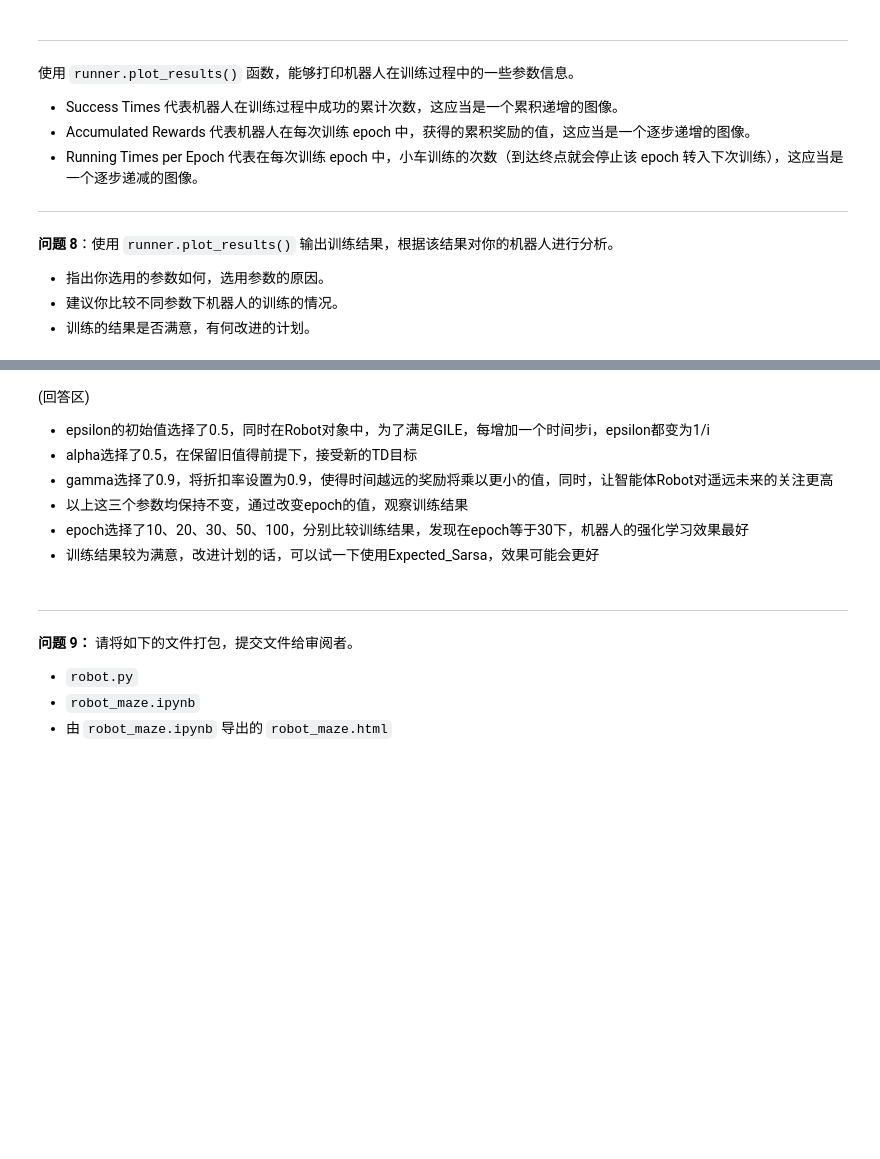
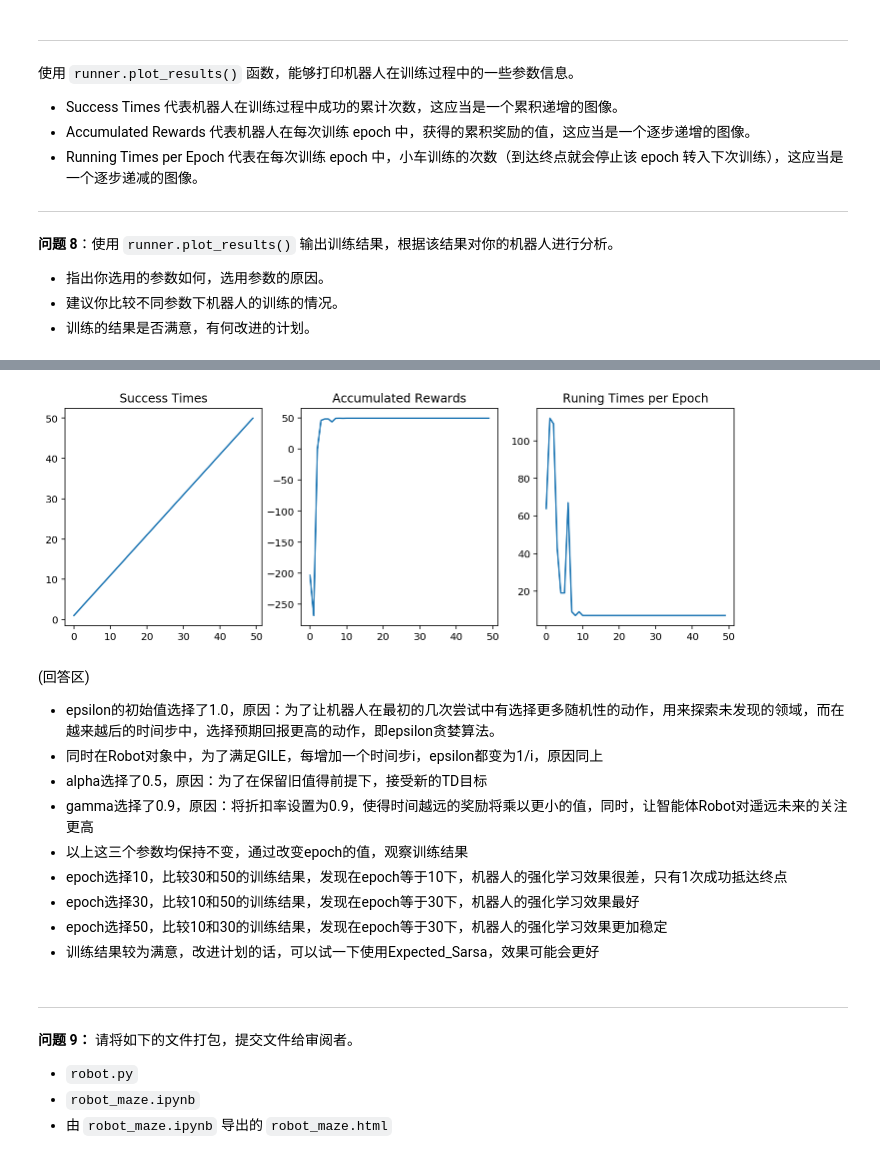
Before and after one commit to shenzuoxin1990/Udacit_MLND_P5_robot_maze, a Jupyter notebook: robot_maze.ipynb, the cells around one changed output, grey strips where cells are left out. Saved outputs shown, nothing was run; the diff lists cells and outputs as text; code cells hidden in the pictures; blank space fills up the shorter version.

```diff
--- a/robot_maze.ipynb
+++ b/robot_maze.ipynb
@@ -282,10 +302,33 @@ runner.plot_results()
+# %%
+epoch = 50
+
+epsilon0 = 1.0
+alpha = 0.5
+gamma = 0.9
+
+maze_size = (6,6)
+trap_number = 1
+
+g = Maze(maze_size=maze_size,trap_number=trap_number)
+r = Robot(g,alpha=alpha, epsilon0=epsilon0, gamma=gamma)
+r.set_status(learning=True)
+
+runner = Runner(r, g)
+runner.run_training(epoch, display_direction=True)
+
+runner.plot_results()
+# %% [output]
+[figure, added]
 # %% [markdown]
 (回答区)
-*  epsilon的初始值选择了0.5，同时在Robot对象中，为了满足GILE，每增加一个时间步i，epsilon都变为1/i
-*  alpha选择了0.5，在保留旧值得前提下，接受新的TD目标
-*  gamma选择了0.9，将折扣率设置为0.9，使得时间越远的奖励将乘以更小的值，同时，让智能体Robot对遥远未来的关注更高
+*  epsilon的初始值选择了1.0，原因：为了让机器人在最初的几次尝试中有选择更多随机性的动作，用来探索未发现的领域，而在越来越后的时间步中，选择预期回报更高的动作，即epsilon贪婪算法。
+*  同时在Robot对象中，为了满足GILE，每增加一个时间步i，epsilon都变为1/i，原因同上
+*  alpha选择了0.5，原因：为了在保留旧值得前提下，接受新的TD目标
+*  gamma选择了0.9，原因：将折扣率设置为0.9，使得时间越远的奖励将乘以更小的值，同时，让智能体Robot对遥远未来的关注更高
 *  以上这三个参数均保持不变，通过改变epoch的值，观察训练结果
-*  epoch选择了10、20、30、50、100，分别比较训练结果，发现在epoch等于30下，机器人的强化学习效果最好
+*  epoch选择10，比较30和50的训练结果，发现在epoch等于10下，机器人的强化学习效果很差，只有1次成功抵达终点
+*  epoch选择30，比较10和50的训练结果，发现在epoch等于30下，机器人的强化学习效果最好
+*  epoch选择50，比较10和30的训练结果，发现在epoch等于30下，机器人的强化学习效果更加稳定
 *  训练结果较为满意，改进计划的话，可以试一下使用Expected_Sarsa，效果可能会更好
 # %% [markdown]
 ---
```
Also changed, not shown: parts of 7 cells of this notebook, 2 other files.
